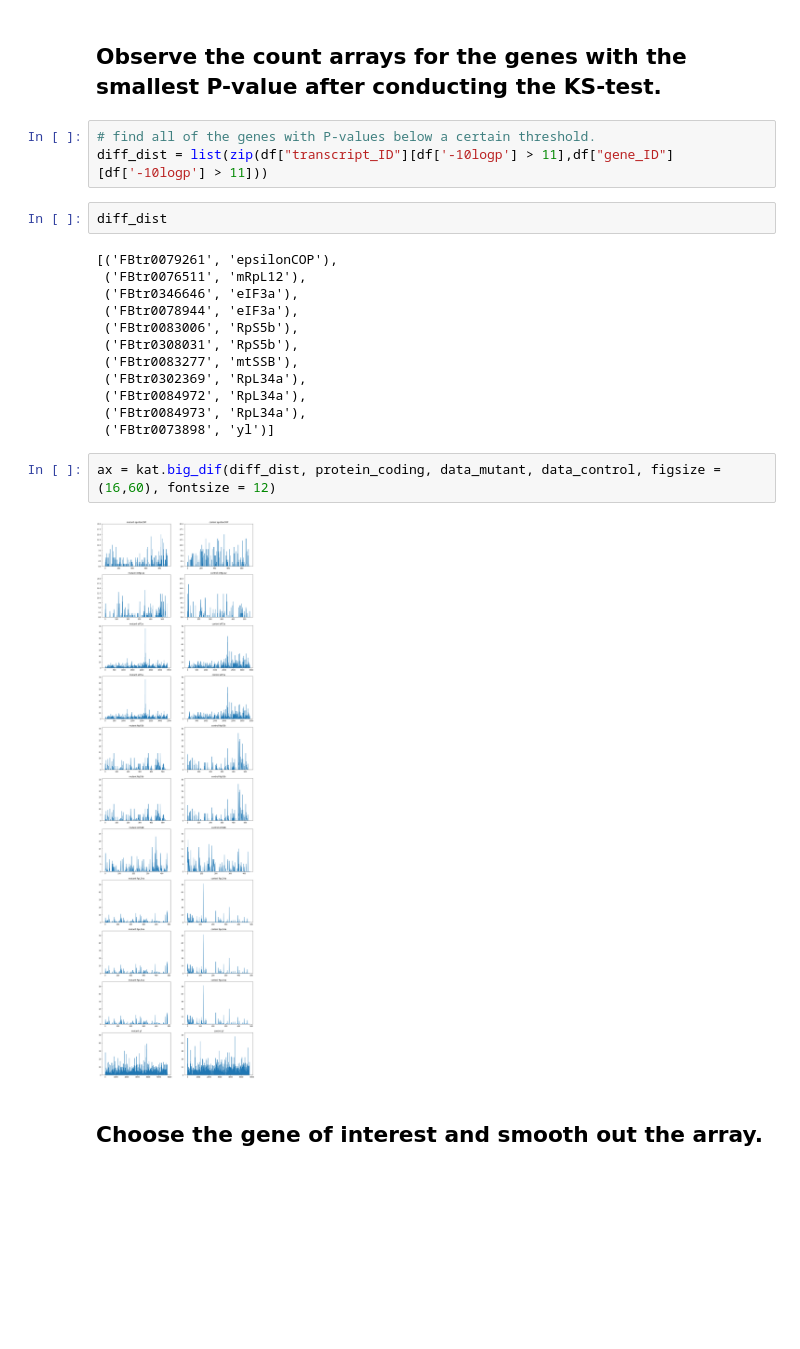
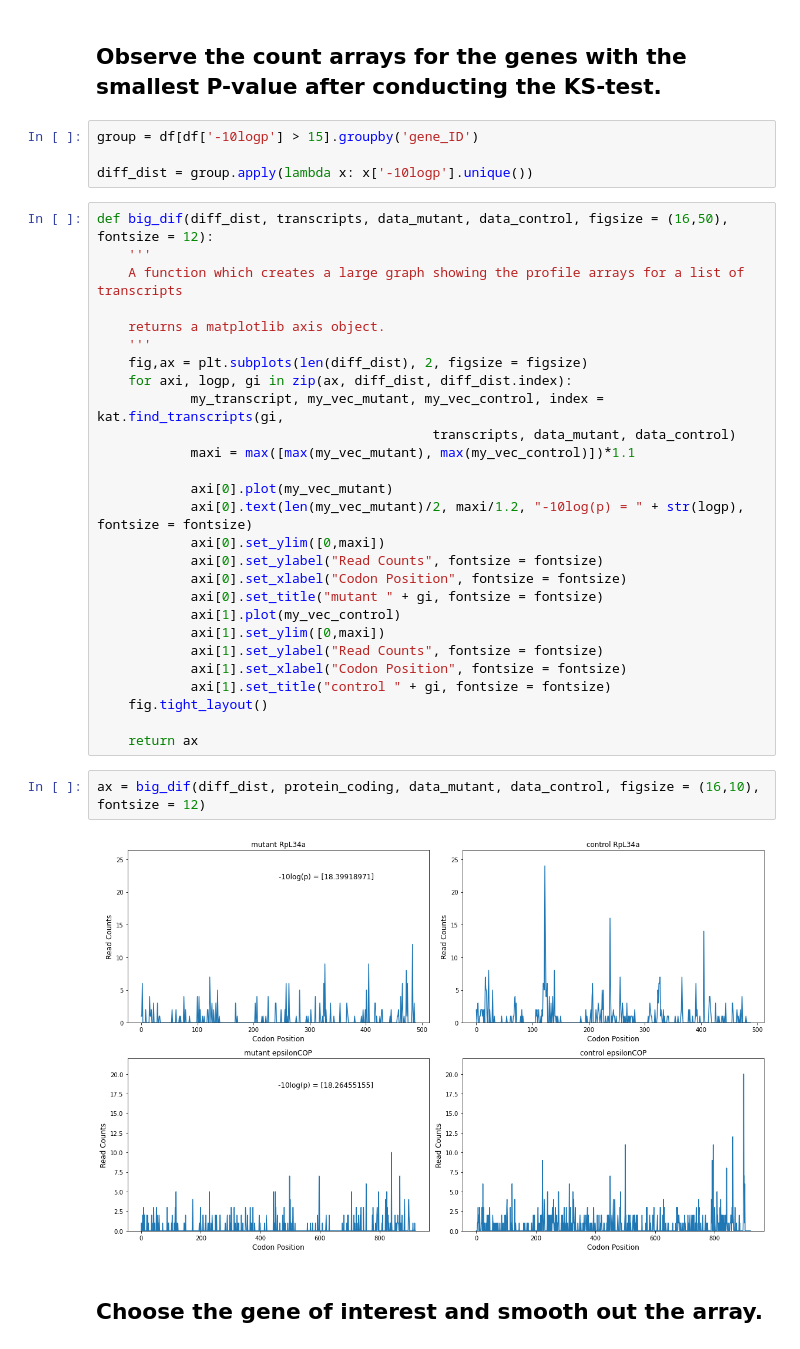
Before and after one commit to Raif-fl/Fall_2021_Work_journal, a Jupyter notebook: KS_stat/dmel_KS_like.ipynb, the cells around one changed output. Drawn from its saved outputs; the diff is of its cells as text; blank space fills up the shorter version.

Commit message:
improved quality of KS-stat graphs

```diff
--- a/KS_stat/dmel_KS_like.ipynb
+++ b/KS_stat/dmel_KS_like.ipynb
@@ -131,27 +132,41 @@ Text(0.5, 1.0, '-10log transformed p-values of all KS tests (mouse)')
 [figure]
 # %% [markdown]
 ## Observe the count arrays for the genes with the smallest P-value after conducting the KS-test.
-# %%
-# find all of the genes with P-values below a certain threshold.
-diff_dist = list(zip(df["transcript_ID"][df['-10logp'] > 11],df["gene_ID"][df['-10logp'] > 11]))
-# %%
-diff_dist
-# %% [output]
-[('FBtr0079261', 'epsilonCOP'),
- ('FBtr0076511', 'mRpL12'),
- ('FBtr0346646', 'eIF3a'),
- ('FBtr0078944', 'eIF3a'),
- ('FBtr0083006', 'RpS5b'),
- ('FBtr0308031', 'RpS5b'),
- ('FBtr0083277', 'mtSSB'),
- ('FBtr0302369', 'RpL34a'),
- ('FBtr0084972', 'RpL34a'),
- ('FBtr0084973', 'RpL34a'),
- ('FBtr0073898', 'yl')]
+# %%
+group = df[df['-10logp'] > 15].groupby('gene_ID')
+
+diff_dist = group.apply(lambda x: x['-10logp'].unique())
+# %%
+def big_dif(diff_dist, transcripts, data_mutant, data_control, figsize = (16,50), fontsize = 12):
+    '''
+    A function which creates a large graph showing the profile arrays for a list of transcripts
+
+    returns a matplotlib axis object.
+    '''
+    fig,ax = plt.subplots(len(diff_dist), 2, figsize = figsize)
+    for axi, logp, gi in zip(ax, diff_dist, diff_dist.index):
+            my_transcript, my_vec_mutant, my_vec_control, index = kat.find_transcripts(gi,
+                                           transcripts, data_mutant, data_control)
+            maxi = max([max(my_vec_mutant), max(my_vec_control)])*1.1
+
+            axi[0].plot(my_vec_mutant)
+            axi[0].text(len(my_vec_mutant)/2, maxi/1.2, "-10log(p) = " + str(logp), fontsize = fontsize)
+            axi[0].set_ylim([0,maxi])
+            axi[0].set_ylabel("Read Counts", fontsize = fontsize)
+            axi[0].set_xlabel("Codon Position", fontsize = fontsize)
+            axi[0].set_title("mutant " + gi, fontsize = fontsize)
+            axi[1].plot(my_vec_control)
+            axi[1].set_ylim([0,maxi])
+            axi[1].set_ylabel("Read Counts", fontsize = fontsize)
+            axi[1].set_xlabel("Codon Position", fontsize = fontsize)
+            axi[1].set_title("control " + gi, fontsize = fontsize)
+    fig.tight_layout()
+
+    return ax
 # %%
-ax = kat.big_dif(diff_dist, protein_coding, data_mutant, data_control, figsize = (16,60), fontsize = 12)
+ax = big_dif(diff_dist, protein_coding, data_mutant, data_control, figsize = (16,10), fontsize = 12)
 # %% [output]
-[figure, old version]
+[figure, new version]
 # %% [markdown]
 ## Choose the gene of interest and smooth out the array.
 # %%
```
Also changed, not shown: parts of 24 cells of this notebook, 11 other files.
